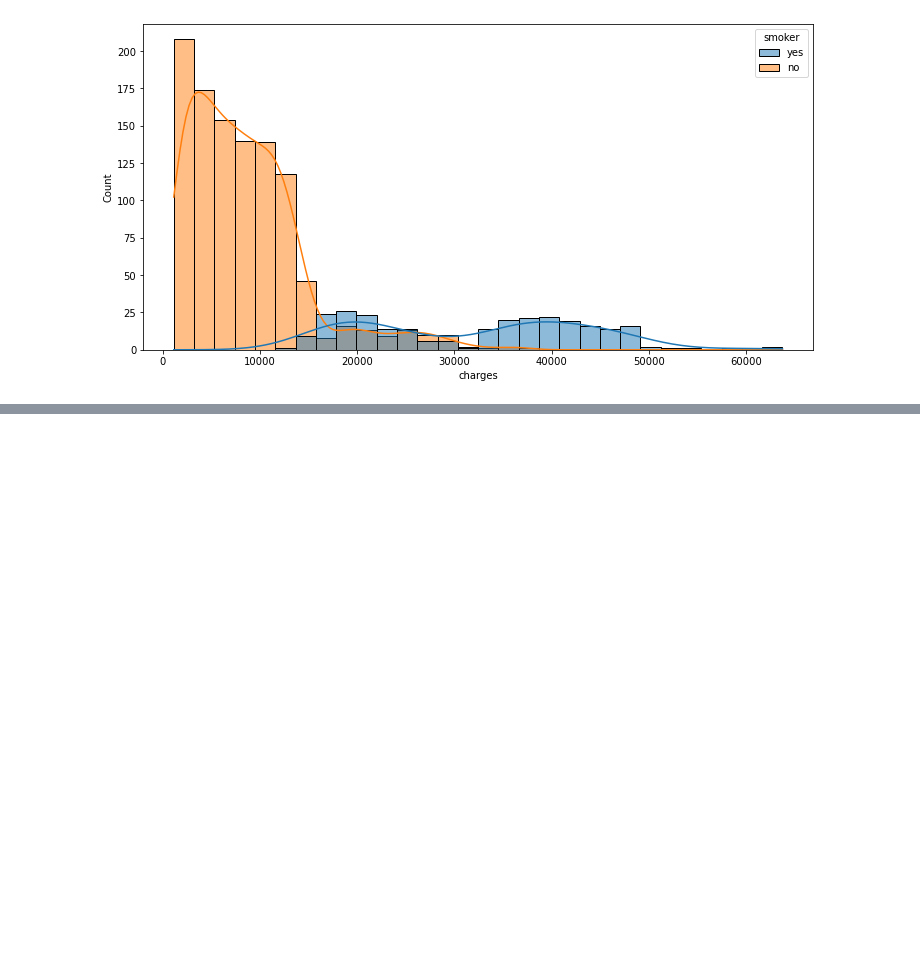
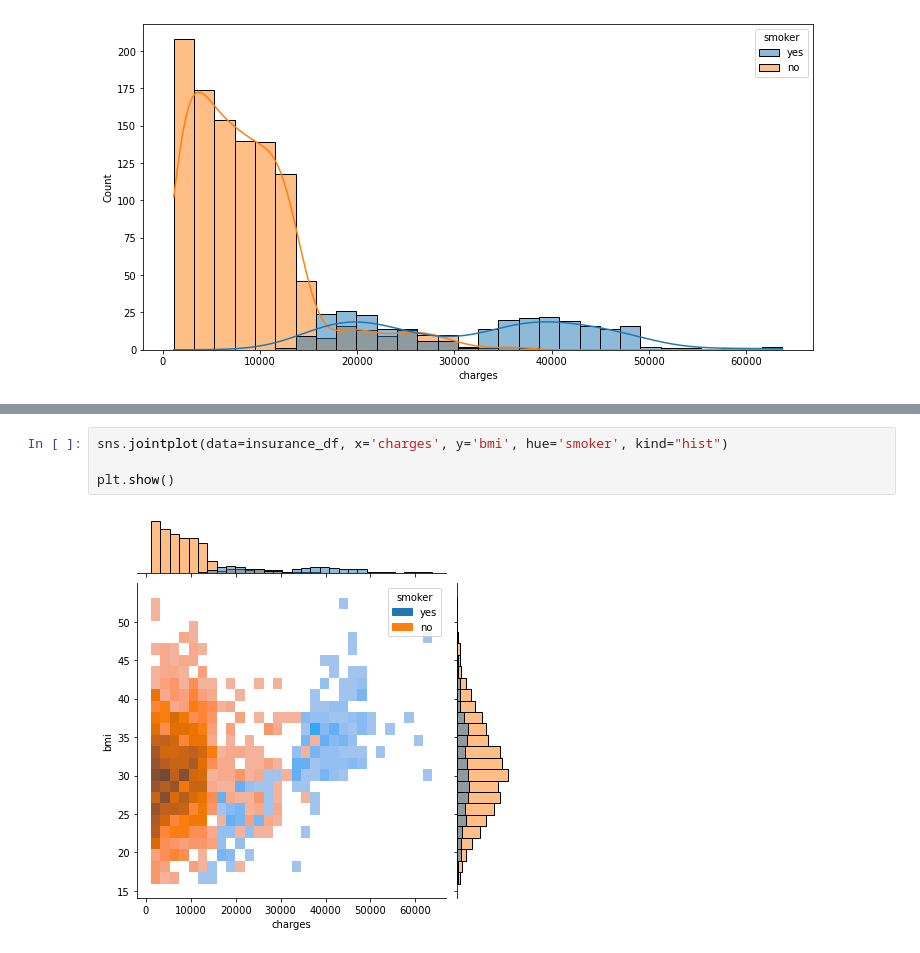
Before and after one commit to carlesoctav/sains-data-2023, a Jupyter notebook: main-module/week-02.ipynb, the cells around one changed output, grey strips where cells are left out. Drawn from its saved outputs; the diff is of its cells as text; blank space fills up the shorter version.

```diff
--- a/main-module/week-02.ipynb
+++ b/main-module/week-02.ipynb
@@ -331 +564,7 @@ plt.show()
+# %%
+sns.jointplot(data=insurance_df, x='charges', y='bmi', hue='smoker', kind="hist")
+
+plt.show()
+# %% [output]
+[figure, added]
 # %%
```
Also changed, not shown: parts of 89 cells of this notebook.
